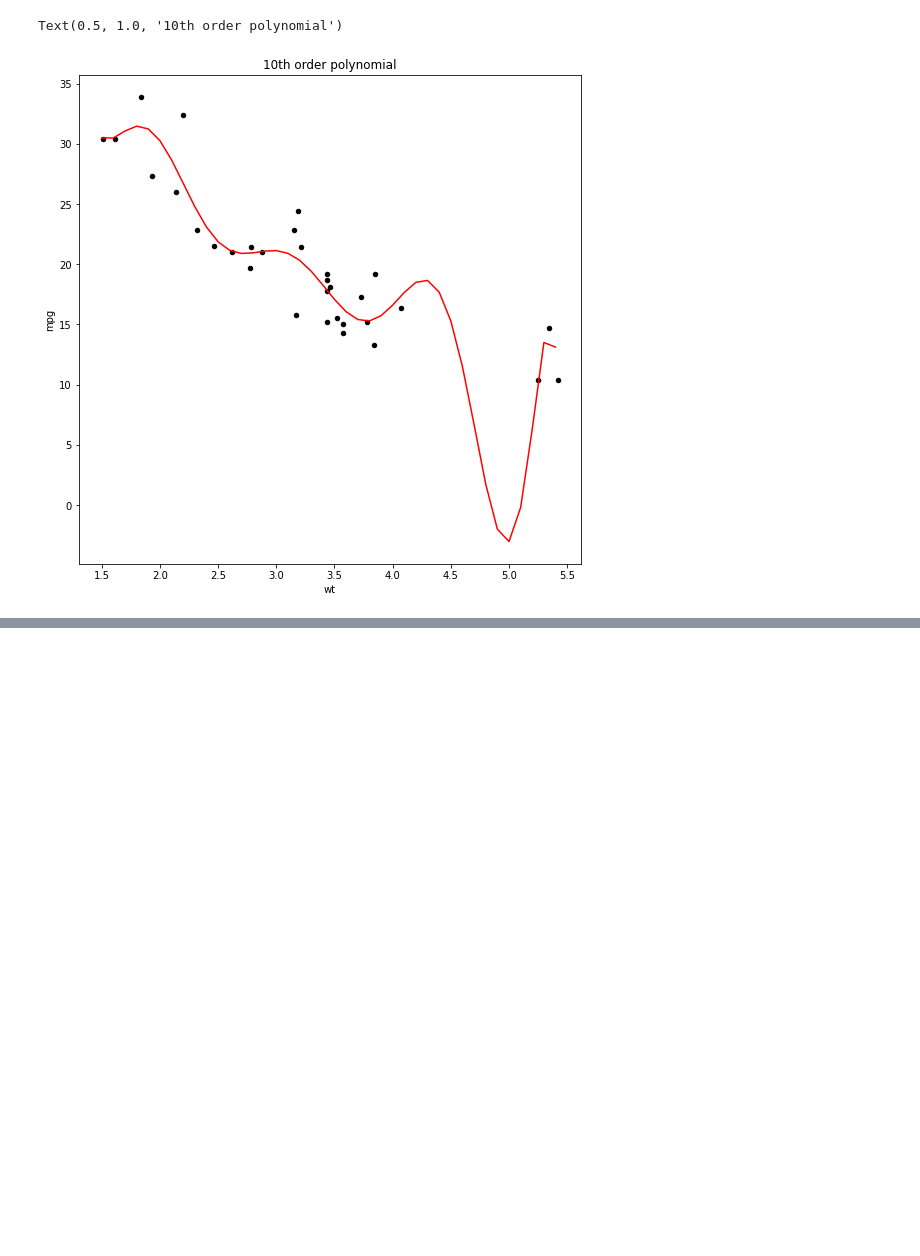
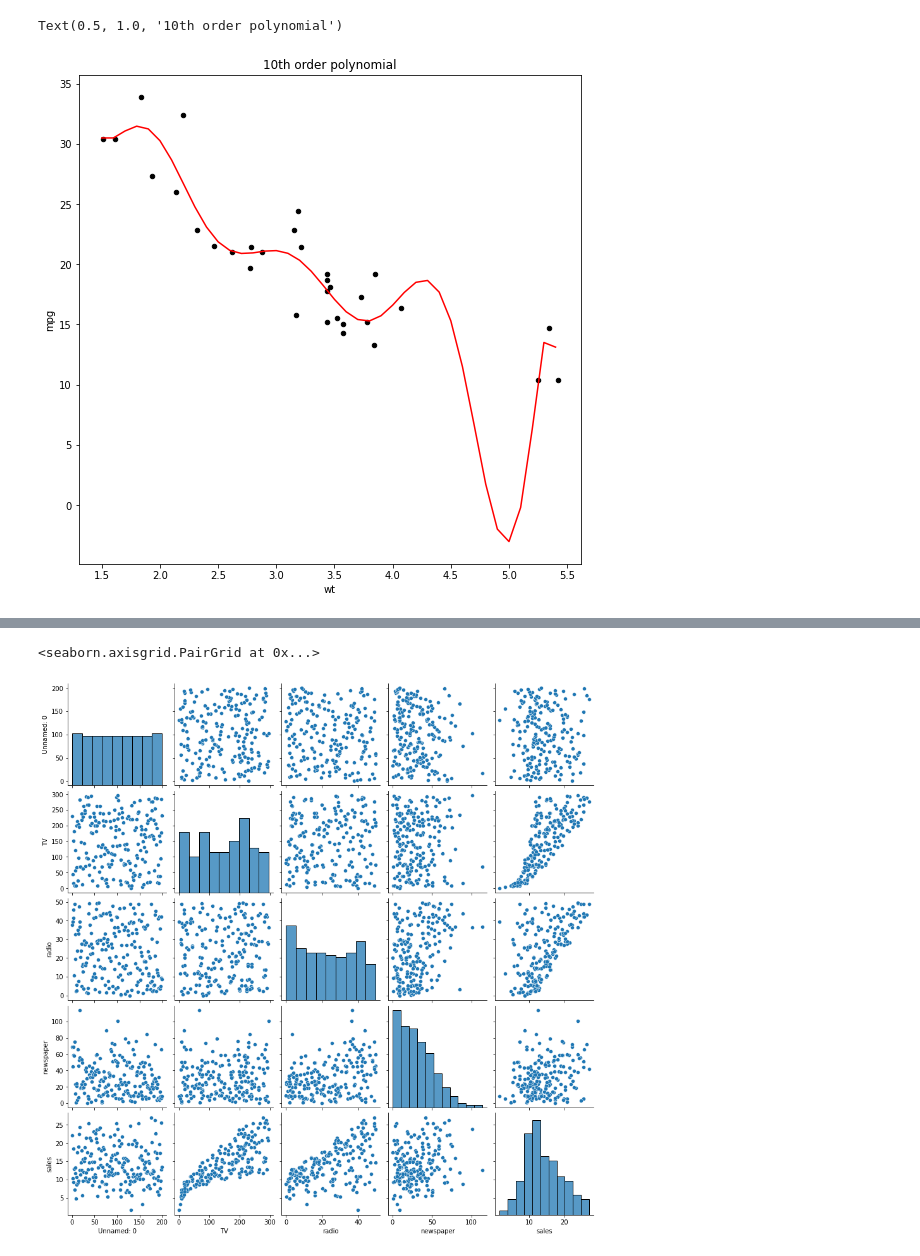
Before and after one commit to DannyNguyen24-Vietnam/Artificial-Intelligence-Course---HCMUTE---Machine-Learning---Week06, a Jupyter notebook: ARIN_Course_Week06.ipynb, the cells around one changed output, grey strips where cells are left out. Cells and saved outputs as stored; diff of their text form; code cells hidden in the pictures; blank space fills up the shorter version.

```diff
--- a/ARIN_Course_Week06.ipynb
+++ b/ARIN_Course_Week06.ipynb
@@ -261,0 +356,5 @@ import seaborn as sns
+# %%
+# Read data from file
+file_path4 = ('/content/Advertising.csv')
+dataframe4 = pd.read_csv(file_path4)
+dataframe4.head()
@@ -261,0 +368,6 @@ import seaborn as sns
+# %%
+# Pair plotting with Seaborn
+sns.pairplot(dataframe4)
+# %% [output]
+<seaborn.axisgrid.PairGrid at 0x...>
+[figure, added]
```
Also changed, not shown: parts of 25 cells of this notebook.
